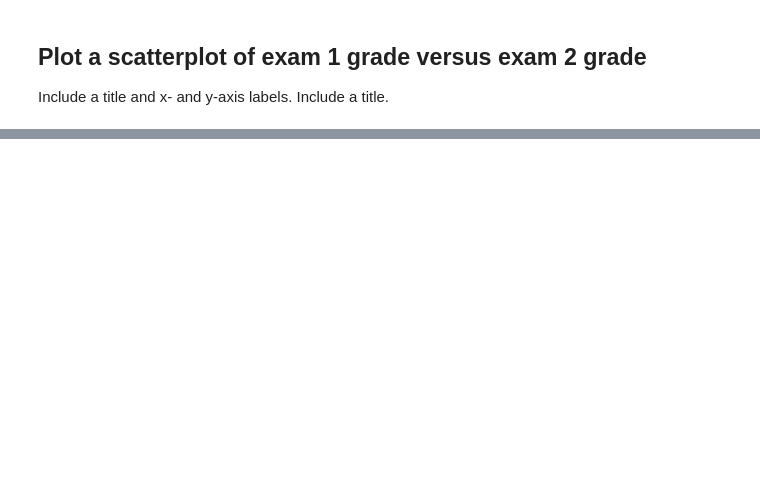
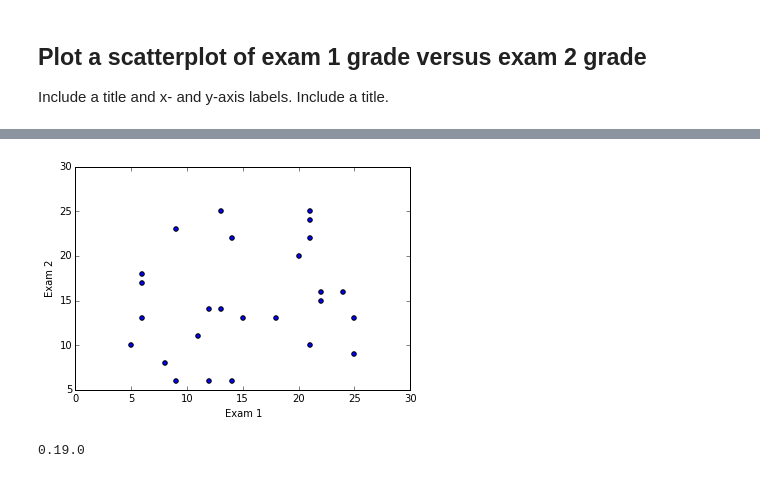
Before and after one commit to gitter-lab/network-notebook-examples, a Jupyter notebook: exercises/explore_class_data.ipynb, the cells around one changed output, grey strips where cells are left out. Saved outputs shown, nothing was run; the diff lists cells and outputs as text; code cells hidden in the pictures; blank space fills up the shorter version.

```diff
--- a/exercises/explore_class_data.ipynb
+++ b/exercises/explore_class_data.ipynb
@@ -254,0 +394,10 @@ TypeError: as_matrix() got an unexpected keyword argument 'by'
+# %%
+# Alternative - required newer version of pandas
+# Also seaborn http://seaborn.pydata.org/
+test_df.plot.scatter(x = 'Exam 1', y = 'Exam 2');
+# %% [output]
+[figure, added]
+# %%
+print pd.__version__
+# %% [output]
+0.19.0
```
Also changed, not shown: parts of 13 cells of this notebook.
